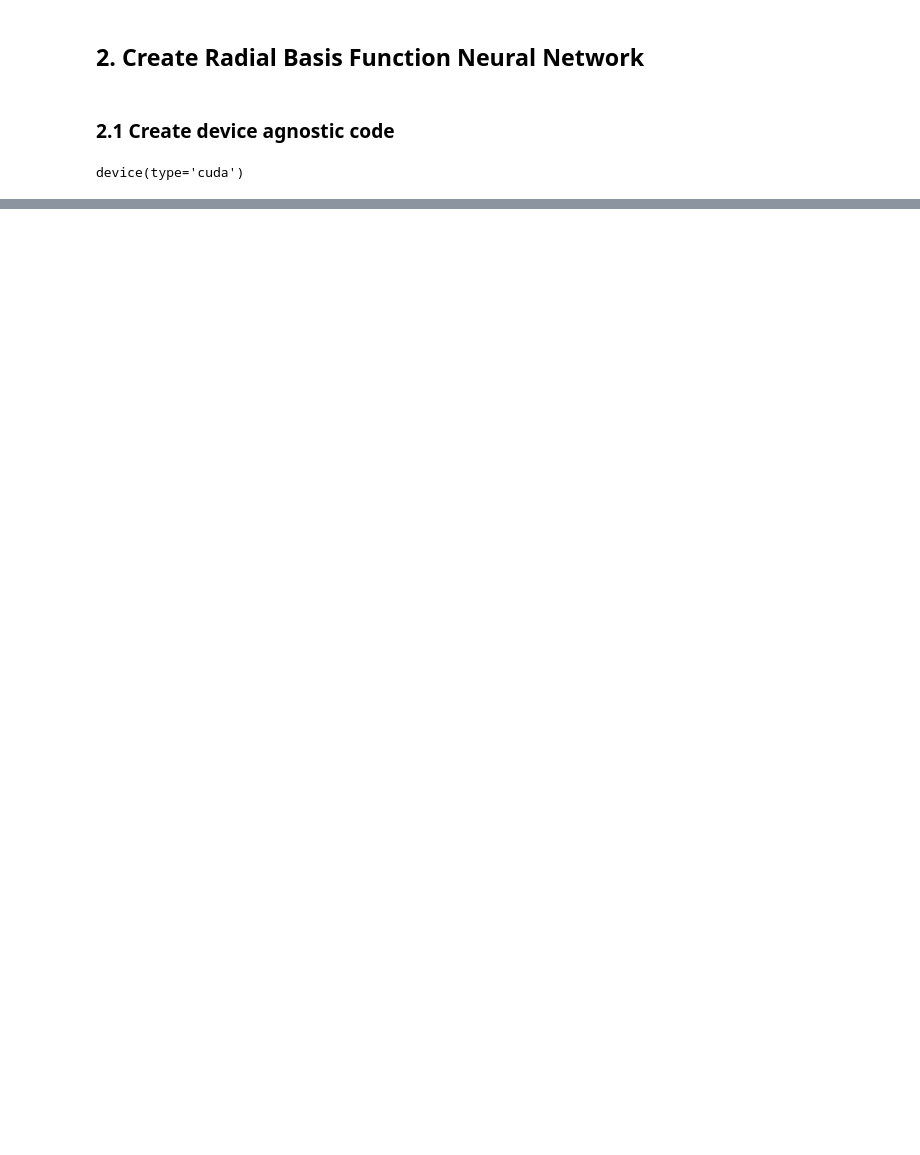
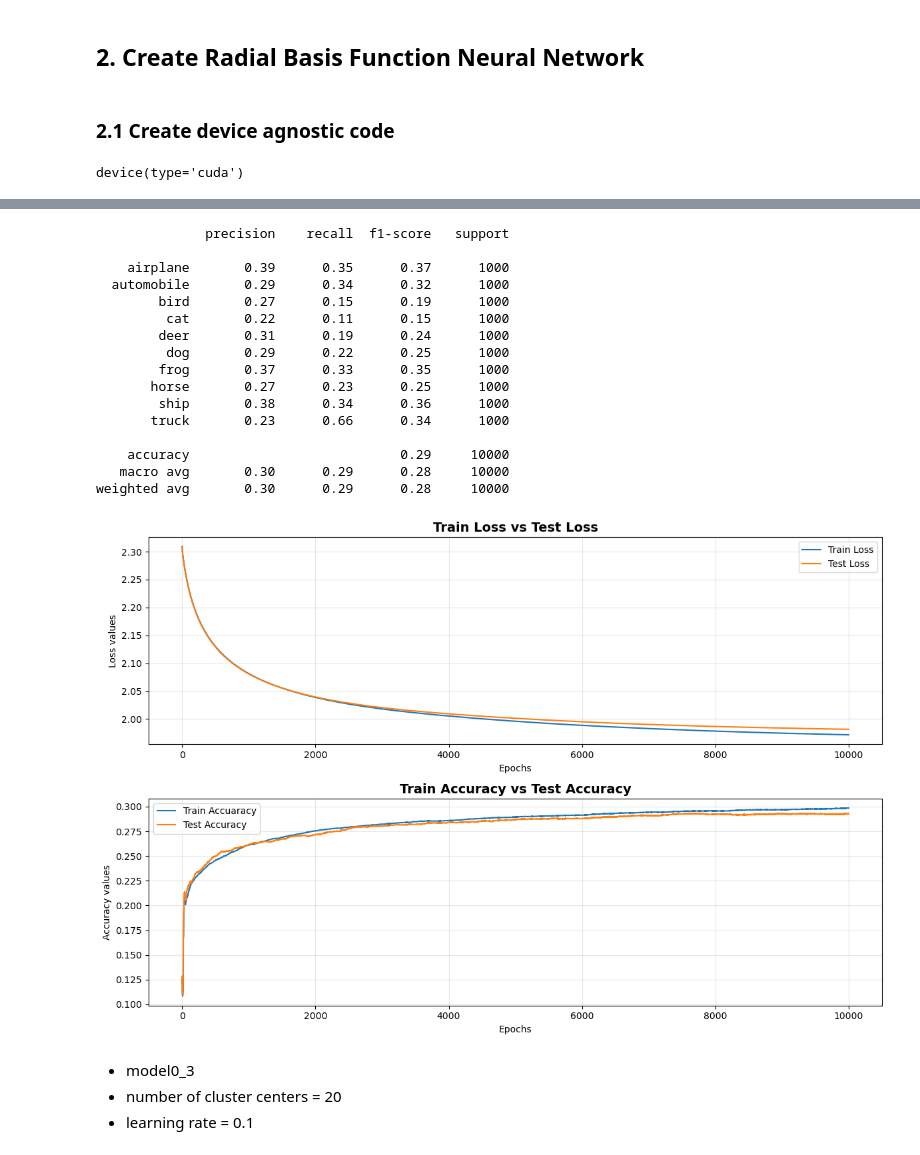
Before and after one commit to kounsolas/NeuralNetworks, a Jupyter notebook: Task3.ipynb, the cells around one changed output, grey strips where cells are left out. Saved outputs shown, nothing was run; the diff lists cells and outputs as text; code cells hidden in the pictures; blank space fills up the shorter version.

```diff
--- a/Task3.ipynb
+++ b/Task3.ipynb
@@ -260,0 +409,8 @@ class mRBF_network1(nn.Module):
+# %%
+epochs = 10000
+number_of_clusters = 30
+random_clusters = random_cluster_centers(X_train_pca_tensor.cpu(),y_train_tensor.cpu(),number_of_clusters)
+model0_2 = mRBF_network1(random_clusters,len(class_names)).to(device)
+
+model0_metrics2 = my_Metrics(epochs)
+test_preds02 = train_test_model(model0_2,X_train_pca_tensor,y_train_tensor,X_test_pca_tensor,y_test_tensor,epochs,model0_metrics2,lr=0.01)
@@ -260,0 +430,24 @@ class mRBF_network1(nn.Module):
+# %%
+evaluate_model(model0_metrics2,y_test_tensor,test_preds02,class_names)
+# %% [output]
+              precision    recall  f1-score   support
+
+    airplane       0.39      0.35      0.37      1000
+  automobile       0.29      0.34      0.32      1000
+        bird       0.27      0.15      0.19      1000
+         cat       0.22      0.11      0.15      1000
+        deer       0.31      0.19      0.24      1000
+         dog       0.29      0.22      0.25      1000
+        frog       0.37      0.33      0.35      1000
+       horse       0.27      0.23      0.25      1000
+        ship       0.38      0.34      0.36      1000
+       truck       0.23      0.66      0.34      1000
+
+    accuracy                           0.29     10000
+   macro avg       0.30      0.29      0.28     10000
+weighted avg       0.30      0.29      0.28     10000
+[figure, added]
+# %% [markdown]
+- model0_3
+- number of cluster centers = 20
+- learning rate = 0.1
```
Also changed, not shown: parts of 91 cells of this notebook.
